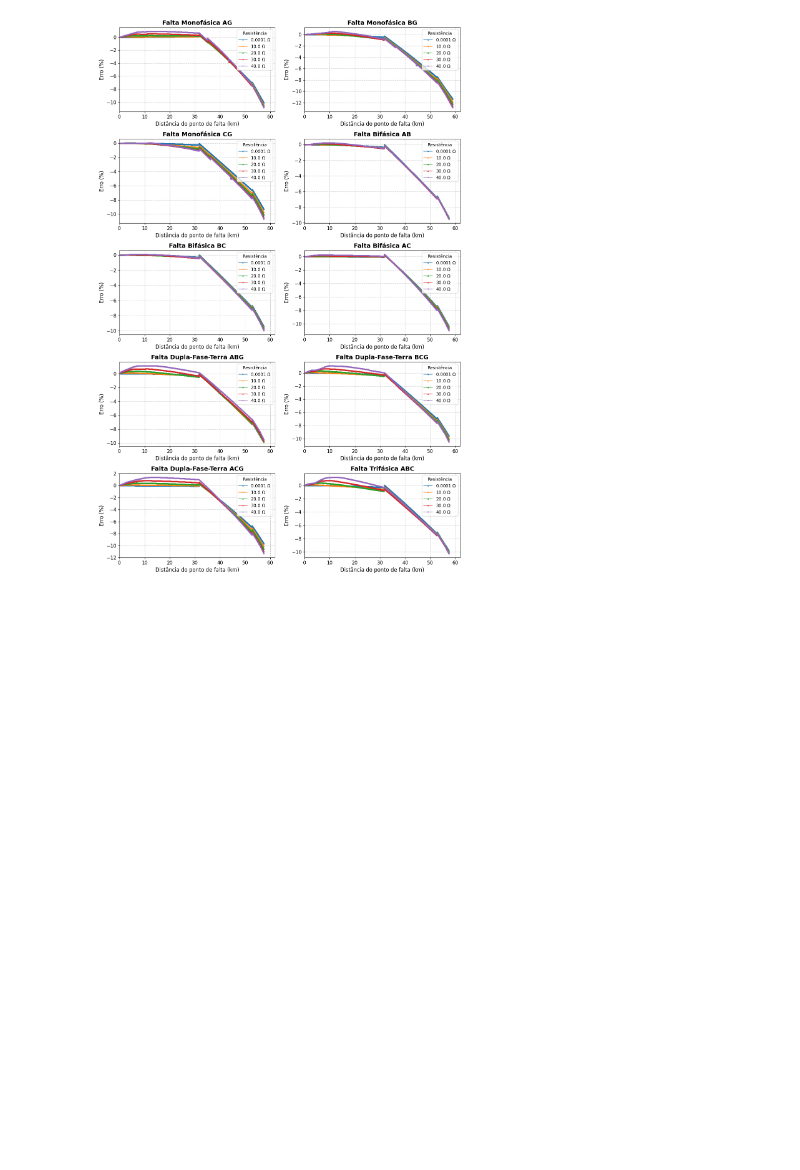
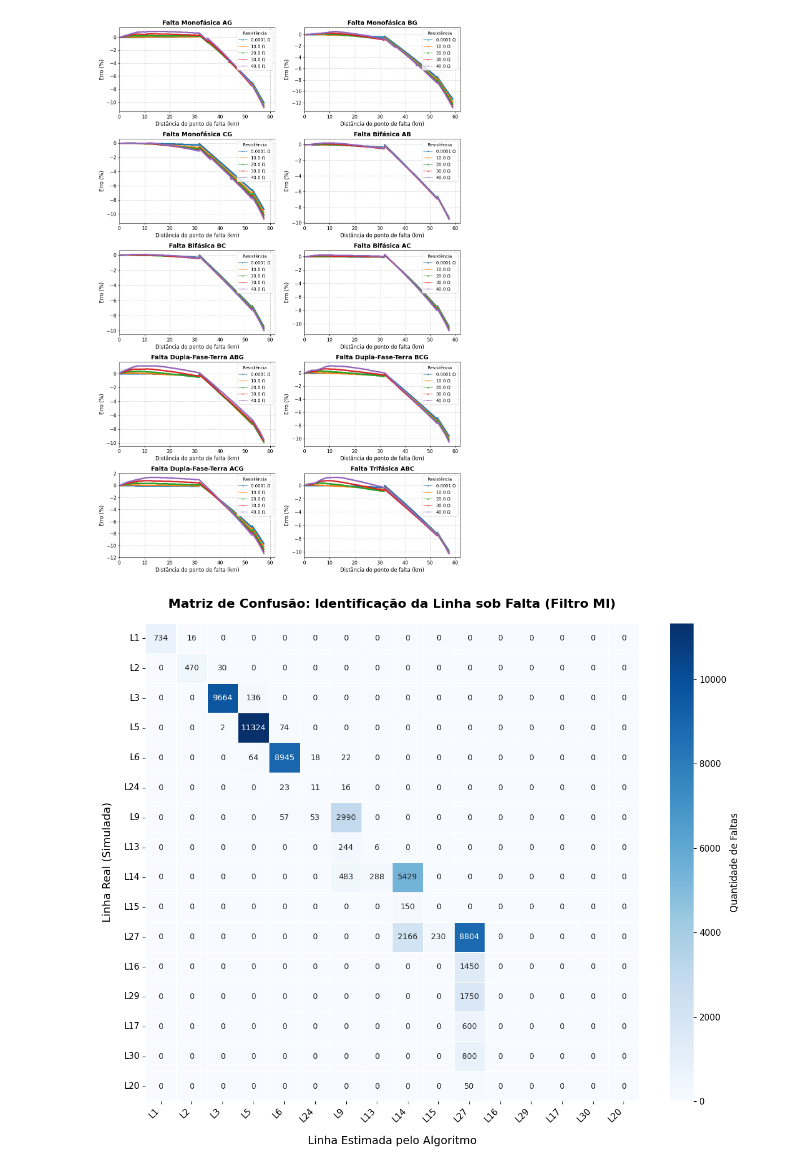
Before and after one commit to LuisFelipeCSouza/tcc-luis-felipe, a Jupyter notebook: notebooks/ieee-34-node.ipynb, the cells around one changed output. Drawn from its saved outputs; the diff is of its cells as text; code cells hidden in the pictures; blank space fills up the shorter version.

Commit message:
feat: add confusion matrix

```diff
--- a/notebooks/ieee-34-node.ipynb
+++ b/notebooks/ieee-34-node.ipynb
@@ -337,3 +339,51 @@ plt.tight_layout()
 plt.show()
 # %% [output]
 [figure]
+# %%
+# Definimos o ramal principal na exata ordem topológica (da subestação para o final)
+ramal_principal = ['l1', 'l2', 'l3', 'l5', 'l6', 'l24', 'l9', 'l13', 'l14', 'l15', 'l27', 'l16', 'l29', 'l17', 'l30', 'l20']
+
+# Filtramos o DataFrame para focar apenas nas faltas ocorridas no ramal principal
+# (Você pode comentar isso no futuro se quiser plotar a rede inteira)
+# df_plot = df[(df['linha_faltosa'].isin(ramal_principal))].copy()
+
+df_plot = results_df.copy()
+
+# Removemos casos onde o algoritmo não conseguiu estimar (NaN)
+df_plot = df_plot.dropna(subset=['linha_estimada'])
+
+# Padronizamos os nomes para maiúsculas para ficar bonito no gráfico
+y_true = df_plot['linha_faltosa'].str.upper()
+y_pred = df_plot['linha_estimada'].str.upper()
+labels_ordenados = [l.upper() for l in ramal_principal]
+
+# --- 3. CÁLCULO DA MATRIZ DE CONFUSÃO ---
+cm = confusion_matrix(y_true, y_pred, labels=labels_ordenados)
+
+# --- 4. PLOTAGEM DO GRÁFICO ---
+# Configurações de fonte global
+plt.rcParams["font.family"] = "DejaVu Sans"
+
+# Criamos uma figura grande e quadrada para acomodar os quadradinhos da matriz
+plt.figure(figsize=(12, 10))
+
+# Utilizamos o Heatmap do Seaborn (cmap='Blues' gera um degradê azul muito profissional)
+# fmt='d' garante que os números apareçam inteiros e não em notação científica
+sns.heatmap(cm, annot=True, fmt='d', cmap='Blues',
+            xticklabels=labels_ordenados,
+            yticklabels=labels_ordenados,
+            linewidths=.5, cbar_kws={'label': 'Quantidade de Faltas'})
+
+# Estética
+plt.title("Matriz de Confusão: Identificação da Linha sob Falta (Filtro MI)", fontsize=16, fontweight='bold', pad=20)
+plt.xlabel("Linha Estimada pelo Algoritmo", fontsize=14, labelpad=15)
+plt.ylabel("Linha Real (Simulada)", fontsize=14, labelpad=15)
+
+# Rotaciona os rótulos para melhor leitura
+plt.xticks(rotation=45, ha='right')
+plt.yticks(rotation=0)
+
+plt.tight_layout()
+plt.show()
+# %% [output]
+[figure, added]
```
Also changed, not shown: parts of 1 cell of this notebook.
